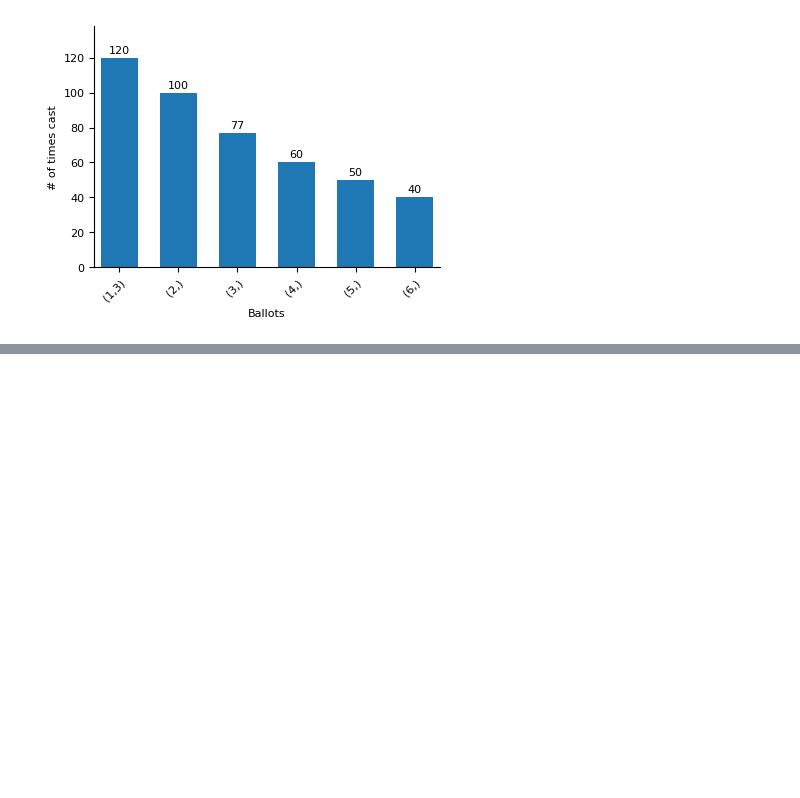
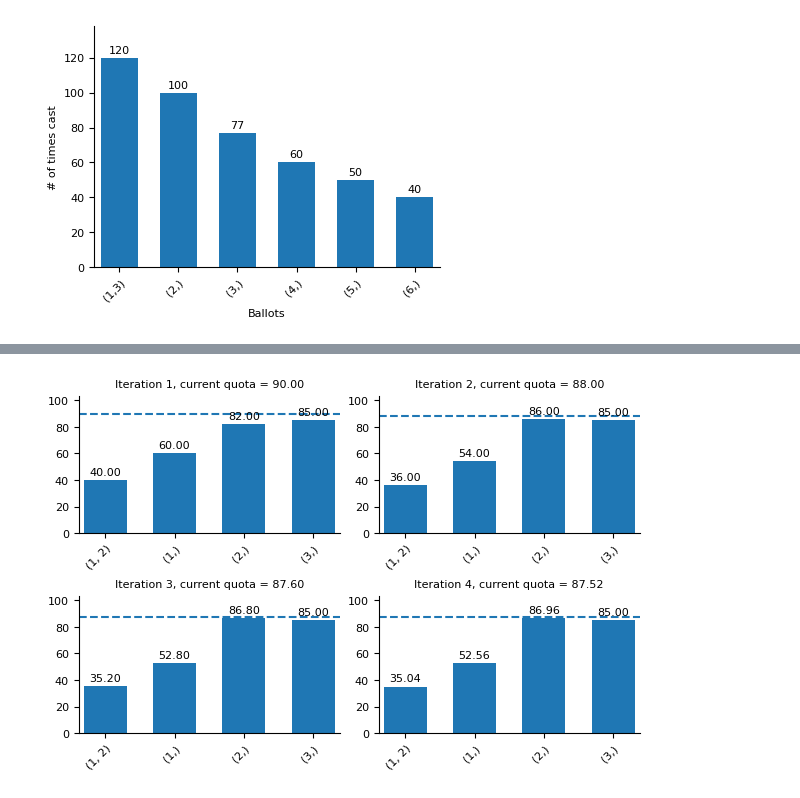
Before and after one commit to EdouardHeitzmann/meek, a Jupyter notebook: keep_recursion.ipynb, the cells around one changed output, grey strips where cells are left out. Cells and saved outputs as stored; diff of their text form; code cells hidden in the pictures; blank space fills up the shorter version.

```diff
--- a/keep_recursion.ipynb
+++ b/keep_recursion.ipynb
@@ -589,0 +582,60 @@ plot_iterand4(t12, t1, t2, t3, q)
+# %%
+ITERATIONS2 = 4
+
+for iteration_index in range(1, ITERATIONS2 + 1):
+    (
+        t12,
+        t1,
+        t2,
+        t3,
+        q,
+    ) = single_iteration2(t12, t1, t2, t3, q)
+
+    t12_rec.append(t12)
+    t1_rec.append(t1)
+    t2_rec.append(t2)
+    t3_rec.append(t3)
+    q_rec.append(q)
+
+import matplotlib.pyplot as plt
+
+labels = ["(1, 2)", "(1,)", "(2,)", "(3,)"]
+iterations_to_plot = list(range(1, min(len(t12_rec), ITERATIONS2 + 1)))
+
+fig, axes = plt.subplots(2, 2, figsize=(6, 4), constrained_layout=True)
+axes = axes.flatten()
+
+overall_top = max(
+    max(t12_rec[idx], t1_rec[idx], t2_rec[idx], t3_rec[idx])
+    for idx in iterations_to_plot
+)
+overall_top = max(overall_top, max(q_rec[idx] for idx in iterations_to_plot)) * 1.15
+
+for plot_ax, iteration in zip(axes, iterations_to_plot):
+    heights = [
+        round(t12_rec[iteration], 2),
+        round(t1_rec[iteration], 2),
+        round(t2_rec[iteration], 2),
+        round(t3_rec[iteration], 2),
+    ]
+    quota_value = round(q_rec[iteration], 2)
+    bars = plot_ax.bar(range(len(labels)), heights, width=0.62)
+    plot_ax.bar_label(bars, fmt='%.2f', padding=2, fontsize=8)
+    plot_ax.set_xticks(range(len(labels)))
+    plot_ax.set_xticklabels(labels, rotation=45, ha='right', rotation_mode='anchor', fontsize=8)
+    plot_ax.tick_params(axis='y', labelsize=8)
+    plot_ax.set_ylim(0, overall_top)
+    plot_ax.axhline(quota_value, linestyle='--')
+    plot_ax.spines['top'].set_visible(False)
+    plot_ax.spines['right'].set_visible(False)
+    plot_ax.set_title(f"Iteration {iteration}, current quota = {quota_value:.2f}", fontsize=8)
+    plot_ax.margins(x=0.02)
+    plot_ax.set_xlabel("")
+    plot_ax.set_ylabel("")
+
+for empty_ax in axes[len(iterations_to_plot):]:
+    empty_ax.remove()
+
+plt.show()
+# %% [output]
+[figure, added]
```
Also changed, not shown: parts of 4 cells of this notebook, 28 other files.
